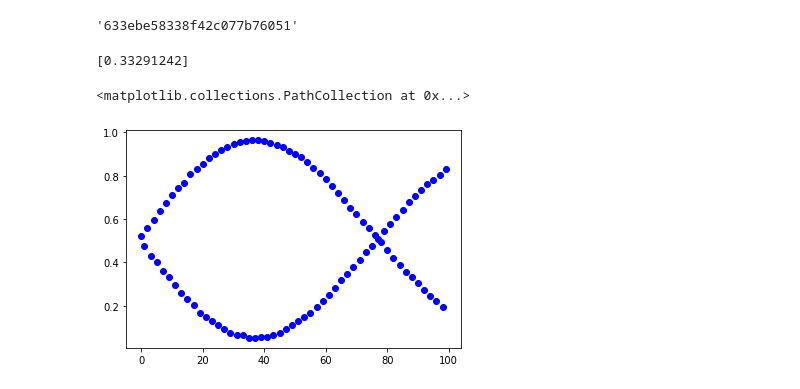
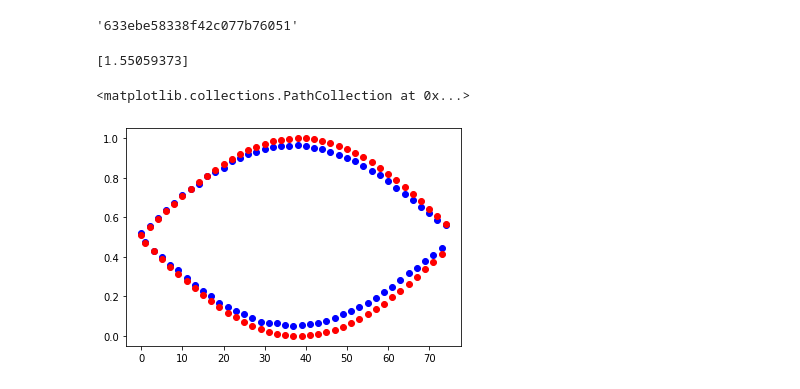
Before and after one commit to spham1611/PulsatingPulseLab, a Jupyter notebook: Pulses/DRAG.ipynb, the cells around one changed output. Cells and saved outputs as stored; diff of their text form; code cells hidden in the pictures.

```diff
--- a/Pulses/DRAG.ipynb
+++ b/Pulses/DRAG.ipynb
@@ -318,17 +321,19 @@ SX_odd_results = SX_odd_job.result().get_counts()
 zero_population_odd = [SX_odd_results[i]['0']/2**14 for i in range(100)]
 # %%
 def SX_odd_theory(val, epsilon):
-    return [1/2 + 1/2*(-1)**n*np.cos(np.pi/2 + (2*n)*epsilon) for n in val]
+    # return [1/2 + 1/2*(-1)**n*np.cos(np.pi/2 + (2*n + 1)*epsilon) for n in val]
+    return [1/2 + 1/2*np.cos((2*n + 1)*epsilon) for n in val]
+    # return [np.cos((epsilon + np.pi/2)*(n + 1/2))**2 for n in val]
 # %%
 SX_odd_params, SX_odd_fit = fit_function(range(100),
                                  zero_population_odd,
                                  SX_odd_theory,
-                                 [np.pi/10])
+                                 [1.55002548])
 print(SX_odd_params)
-plt.scatter(range(100), zero_population_odd, marker='o', linestyle='-', color='blue')
+plt.scatter(range(75), zero_population_odd[:75], marker='o', linestyle='-', color='blue')
 # plt.plot(range(100), SX_theory(range(100), SX_params), color='blue')
-# plt.scatter(range(100), SX_odd_theory(range(100), SX_odd_params), color='red')
+plt.scatter(range(75), SX_odd_theory(range(75), SX_odd_params), color='red')
 # %% [output]
-[0.33291242]
+[1.55059373]
 <matplotlib.collections.PathCollection at 0x...>
-[figure, old version]
+[figure, new version]
```
Also changed, not shown: parts of 6 cells of this notebook, 3 other files.
